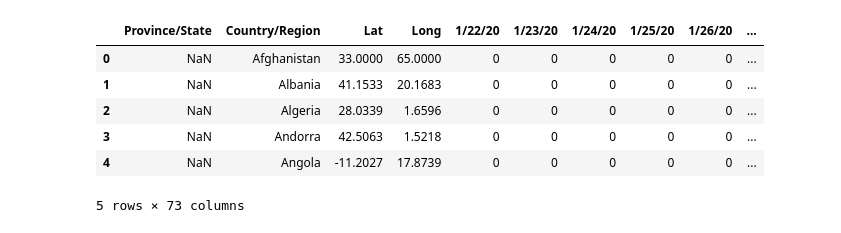
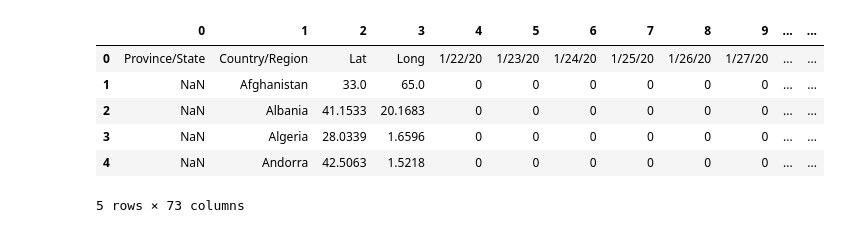
Before and after one commit to synaplasticity/fbprop, a Jupyter notebook: covaid-19-notebook-data-cleanup.ipynb, the cells around one changed output. Saved outputs shown, nothing was run; the diff lists cells and outputs as text; code cells hidden in the pictures.

```diff
--- a/covaid-19-notebook-data-cleanup.ipynb
+++ b/covaid-19-notebook-data-cleanup.ipynb
@@ -7,14 +7,14 @@ from fbprophet.plot import plot_plotly
 # %%
 import plotly.offline as py
 # %%
-df = pd.read_csv('ds/time_series_covid19_confirmed_global.csv')
+df = pd.read_csv('ds/time_series_covid19_confirmed_global.csv', header=None)
 df.head()
 # %% [output]
-|  | Province/State | Country/Region | Lat | Long | 1/22/20 | 1/23/20 | 1/24/20 | 1/25/20 | 1/26/20 | ... |
-| 0 | NaN | Afghanistan | 33.0000 | 65.0000 | 0 | 0 | 0 | 0 | 0 | ... |
-| 1 | NaN | Albania | 41.1533 | 20.1683 | 0 | 0 | 0 | 0 | 0 | ... |
-| 2 | NaN | Algeria | 28.0339 | 1.6596 | 0 | 0 | 0 | 0 | 0 | ... |
-| 3 | NaN | Andorra | 42.5063 | 1.5218 | 0 | 0 | 0 | 0 | 0 | ... |
-| 4 | NaN | Angola | -11.2027 | 17.8739 | 0 | 0 | 0 | 0 | 0 | ... |
+|  | 0 | 1 | 2 | 3 | 4 | 5 | 6 | 7 | 8 | 9 | ... | ... |
+| 0 | Province/State | Country/Region | Lat | Long | 1/22/20 | 1/23/20 | 1/24/20 | 1/25/20 | 1/26/20 | 1/27/20 | ... | ... |
+| 1 | NaN | Afghanistan | 33.0 | 65.0 | 0 | 0 | 0 | 0 | 0 | 0 | ... | ... |
+| 2 | NaN | Albania | 41.1533 | 20.1683 | 0 | 0 | 0 | 0 | 0 | 0 | ... | ... |
+| 3 | NaN | Algeria | 28.0339 | 1.6596 | 0 | 0 | 0 | 0 | 0 | 0 | ... | ... |
+| 4 | NaN | Andorra | 42.5063 | 1.5218 | 0 | 0 | 0 | 0 | 0 | 0 | ... | ... |
 5 rows × 73 columns
 # %%
```
Also changed, not shown: parts of 46 cells of this notebook, 2 other files.
